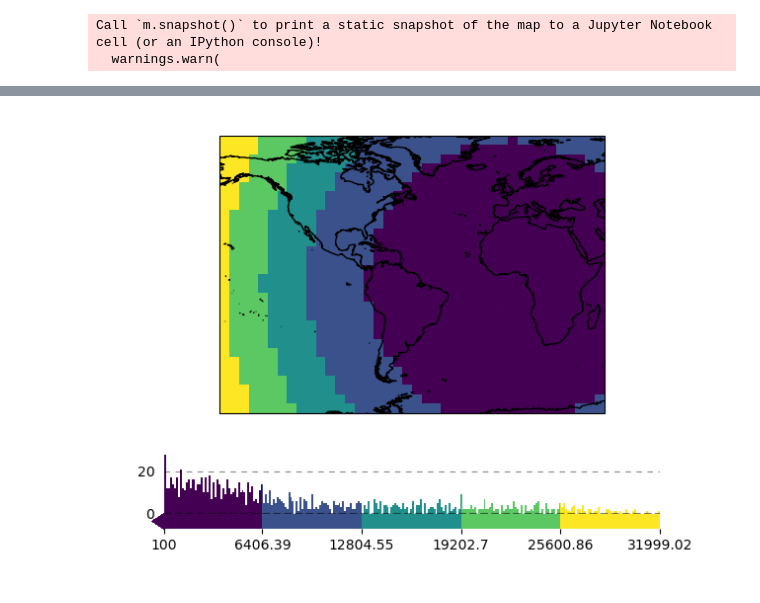
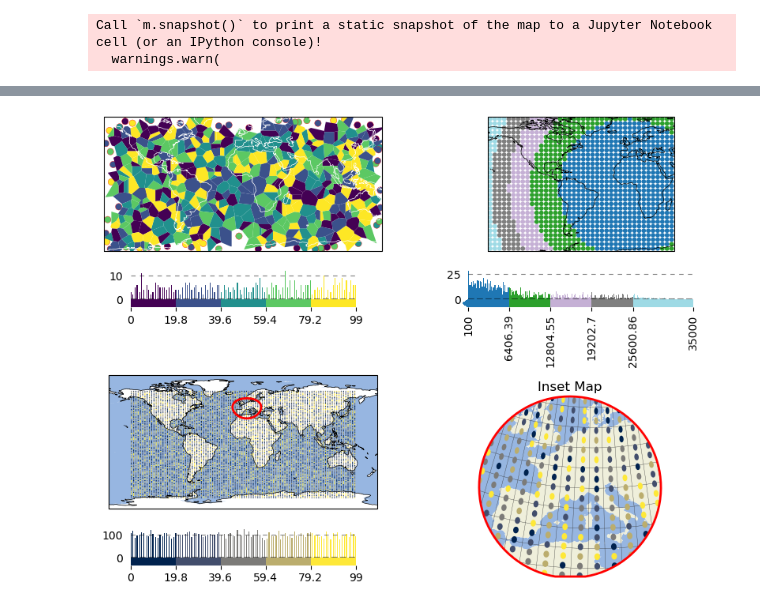
Before and after one commit to raphaelquast/EOmaps_GeoPython2023, a Jupyter notebook: EOmaps_workshop.ipynb, the cells around one changed output, grey strips where cells are left out. Saved outputs shown, nothing was run; the diff lists cells and outputs as text; code cells hidden in the pictures.

```diff
--- a/EOmaps_workshop.ipynb
+++ b/EOmaps_workshop.ipynb
@@ -146,20 +231,74 @@ The data can be either 1D, 2D or a mixture (e.g. 1D coordinates and 2D data)
+# %%
+# functions to create random datasets
+def data1D(s=500):
+    lon = np.random.randint(-150, 150, s)
+    lat = np.random.randint(-75, 68, s)
+    data = np.random.randint(0, 100, s)
+    return dict(data=data, x=lon, y=lat)
+
+def data2D(sx=40, sy=30):
+    lon, lat = np.linspace(-160, 50, sx), np.linspace(-70, 80, sy)
+    lon, lat = np.meshgrid(lon, lat)
+    data = lon**2 + lat**2 + np.cos(lon)
+    return dict(data=data, x=lon, y=lat)
+
+def data1D2D(sx=20, sy=30):
+    lon = np.linspace(-150,150, sx)
+    lat = np.linspace(-75, 68, sy)
+    data = np.random.randint(0, 10000, (lon.size, lat.size))
+    return dict(data=data, x=lon, y=lat)
 # %%
-lon = np.linspace(-160, 50, 40)
-lat = np.linspace(-70, 80, 30)
-lon, lat = np.meshgrid(lon, lat)
-data = lon**2 + lat**2 + np.cos(lon)
-# ----------------------------------
+m = Maps(ax=221, figsize=(8, 6))
+m.add_feature.physical.coastline(fc="none", ec="w", lw=0.5)
 
-m = Maps()
-m.add_feature.preset.coastline()
+# -------------------------------- first map
+m1 = m.new_layer()
+m1.set_data(**data1D())
+m1.set_classify.EqualInterval(k=5)
+m1.set_shape.voronoi_diagram()
+m1.plot_map(indicate_masked_points=True)
+m1.add_colorbar()
 
-m.set_data(data, lon, lat)
-m.set_classify.EqualInterval(k=5)
-m.set_shape.raster()
-m.plot_map(vmin=100)
-m.add_colorbar()
+# -------------------------------- second map
+m2 = m.new_map(ax=222)
+m2.add_feature.physical.coastline(fc="none", ec="k", lw=0.5)
+m2.set_data(**data2D())
+m2.set_classify.EqualInterval(k=5)
+m2.set_shape.ellipses()
+m2.plot_map(vmin=100, vmax=35000, cmap="tab20")
+cb = m2.add_colorbar()
+cb.tick_params(rotation=90)
+
+# -------------------------------- third map
+m3 = m.new_map(ax=223)
+m3.add_feature.physical.coastline(fc="none", ec="k", lw=0.5)
+m3.add_feature.preset.ocean()
+
+m3.set_data(**data1D2D(100, 100))
+m3.set_classify.EqualInterval(k=5)
+m3.set_shape.ellipses()
+m3.plot_map(set_extent=False, cmap="cividis")
+m3.add_colorbar()
+
+# -------------------------------- inset map for third map
+m3i = m3.new_inset_map(xy=(5,45), radius=15e5, shape="geod_circles",
+                       inset_crs=3035,
+                       plot_position=(.75, .21), plot_size=.38,
+                       indicate_extent=dict(lw=2))
+m3i.add_feature.preset.land()
+m3i.add_feature.preset.ocean()
+m3i.add_gridlines(lw=0.25, zorder=0)
+
+
+m3i.inherit_data(m3)
+m3i.inherit_classification(m3)
+m3i.set_shape.ellipses(radius=0.5, radius_crs=4326)
+m3i.plot_map()
+m3i.text(.5,1.05, "Inset Map", transform=m3i.ax.transAxes, fontsize=12)
+
+m.subplots_adjust(left=0.01, right=.99, bottom=0.01, top=.99, hspace=.25)
 
 if print_snapshots:
-    m.snapshot(clear=False)
+    m.snapshot(clear=True)
 # %% [output]
-[figure, old version]
+[figure, new version]
```
Also changed, not shown: parts of 21 cells of this notebook.
